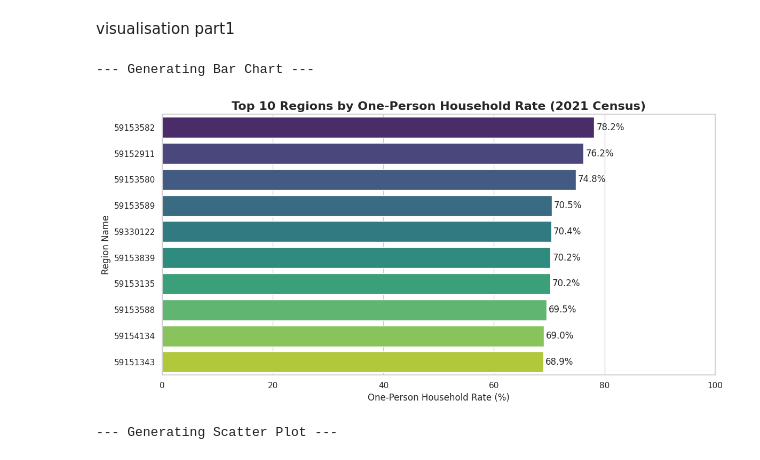
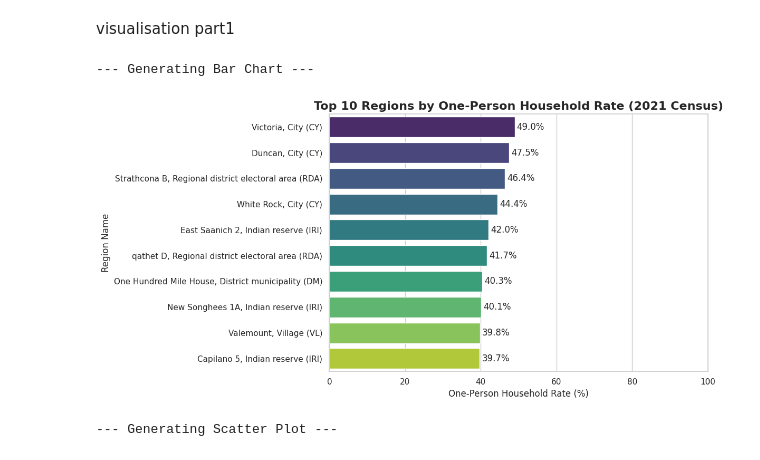
Before and after one commit to Toa-0128/2021-Census-of-Population-analysis, a Jupyter notebook: consus.ipynb, the cells around one changed output. Cells and saved outputs as stored; diff of their text form; code cells hidden in the pictures.

```diff
--- a/consus.ipynb
+++ b/consus.ipynb
@@ -420,37 +500,37 @@ print("--- Generating Bar Chart ---")
 df_rank_spark = spark.sql(ranking_query)
 
 # Convert Spark DataFrame to Pandas DataFrame for plotting
 # Note: This is efficient because the result set is small (Limit 10)
 pdf_rank = df_rank_spark.toPandas()
 
 # Initialize the figure
 plt.figure(figsize=(12, 6))
 
 # Create Bar Plot
 chart = sns.barplot(
     data=pdf_rank,
-    x="One_Person_Rate",
-    y="GEO_NAME",
+    x="One_Person_Rate_Percent", # Corrected column name
+    y="Region_Name",             # Corrected column name
     palette="viridis",
-    hue="GEO_NAME",
+    hue="Region_Name",
     legend=False
 )
 
 # Customize Layout
 plt.title("Top 10 Regions by One-Person Household Rate (2021 Census)", fontsize=16, fontweight='bold')
 plt.xlabel("One-Person Household Rate (%)", fontsize=12)
 plt.ylabel("Region Name", fontsize=12)
 plt.xlim(0, 100)  # Set x-axis limit to 100%
 
 # Add value labels to the end of each bar
 for container in chart.containers:
     chart.bar_label(container, fmt='%.1f%%', padding=3)
 
 plt.tight_layout()
 plt.show()
 # %% [output]
 --- Generating Bar Chart ---
-[figure, old version]
+[figure, new version]
 # %%
 # ---------------------------------------------------------
 # 2. Scatter Plot: Correlation Analysis
```
Also changed, not shown: parts of 2 cells of this notebook.
